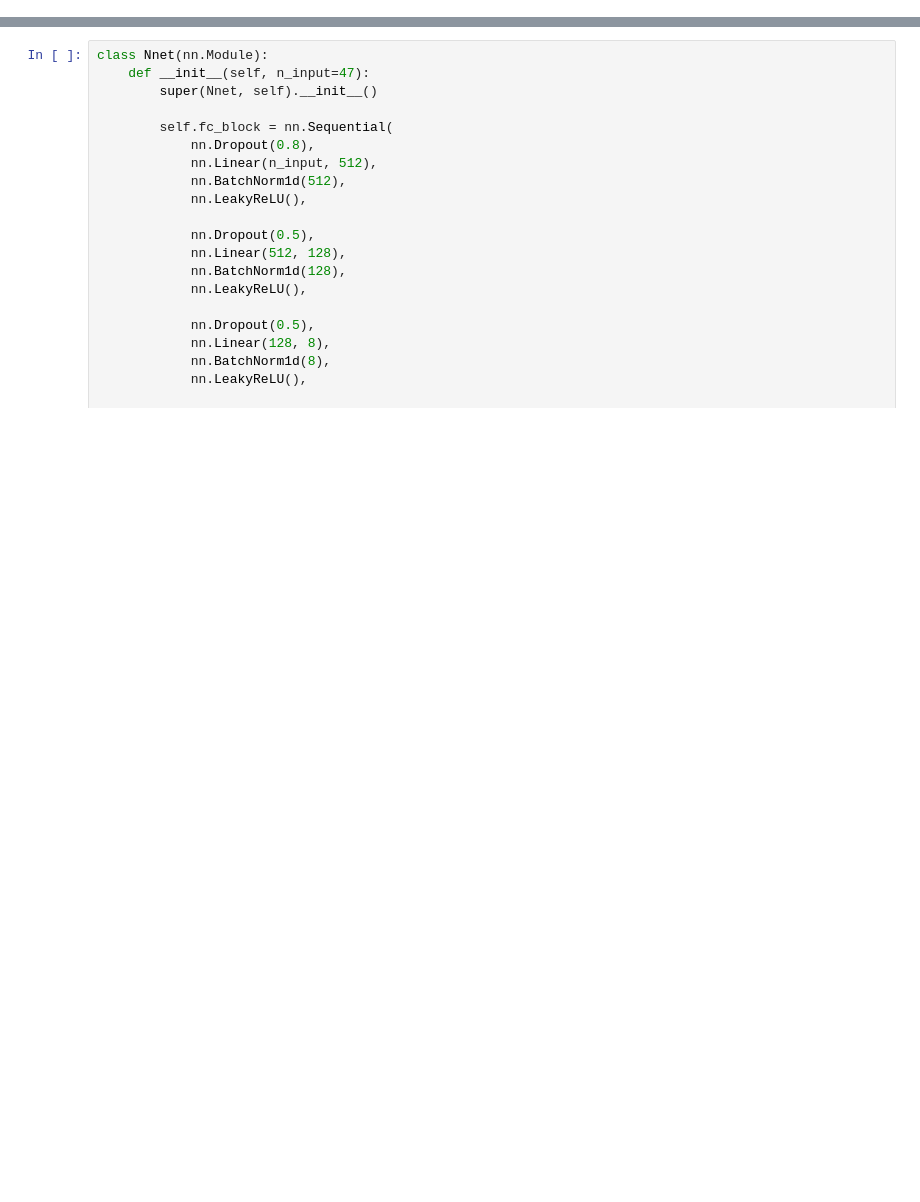
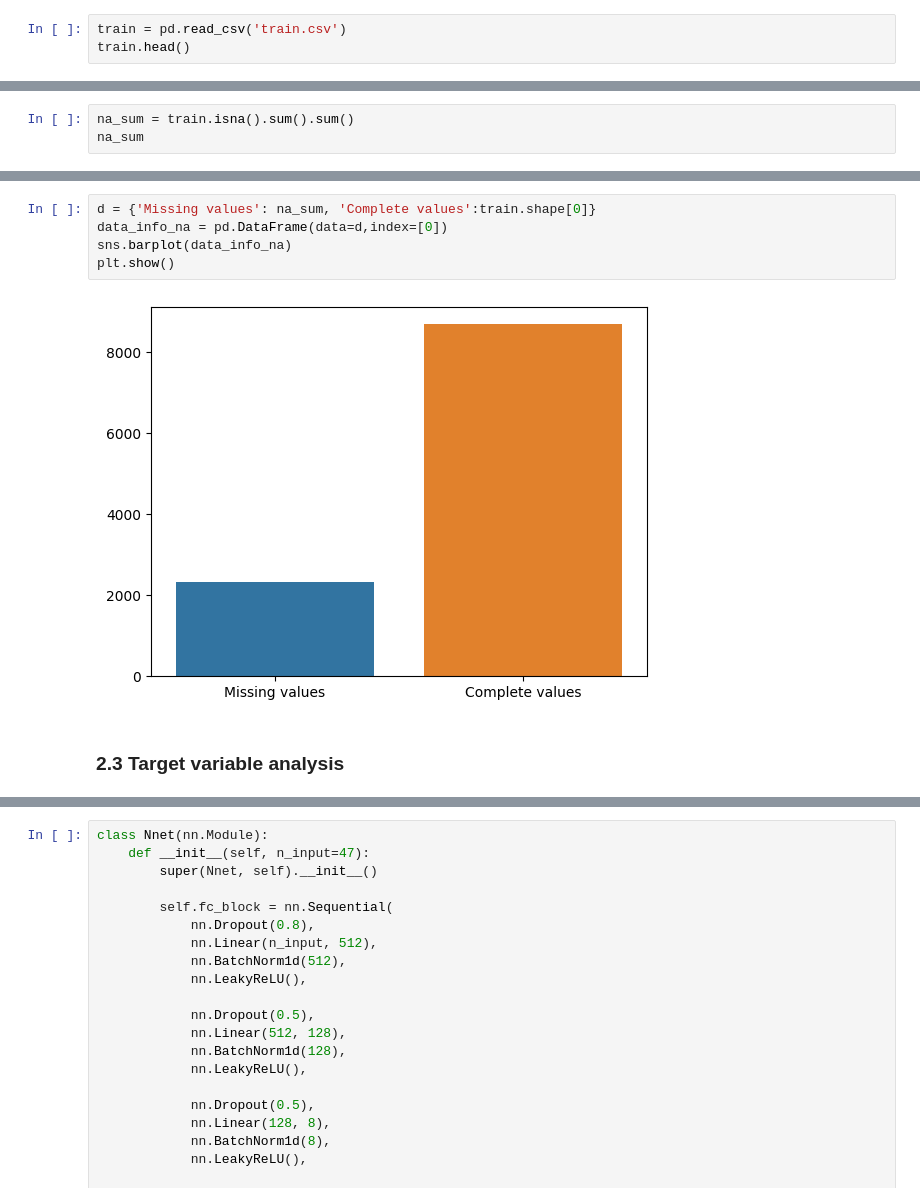
Before and after one commit to Looczky/Space_project, a Jupyter notebook: main.ipynb, the cells around one changed output, grey strips where cells are left out. Cells and saved outputs as stored; diff of their text form; blank space fills up the shorter version.

Commit message:
a little data research

```diff
--- a/main.ipynb
+++ b/main.ipynb
@@ -12,0 +16,3 @@ MODEL
+# %%
+train = pd.read_csv('train.csv')
+train.head()
@@ -12,0 +47,3 @@ MODEL
+# %%
+na_sum = train.isna().sum().sum()
+na_sum
@@ -12,0 +71,9 @@ MODEL
+# %%
+d = {'Missing values': na_sum, 'Complete values':train.shape[0]}
+data_info_na = pd.DataFrame(data=d,index=[0])
+sns.barplot(data_info_na)
+plt.show()
+# %% [output]
+[figure, added]
+# %% [markdown]
+### 2.3 Target variable analysis
```
Also changed, not shown: parts of 28 cells of this notebook.
